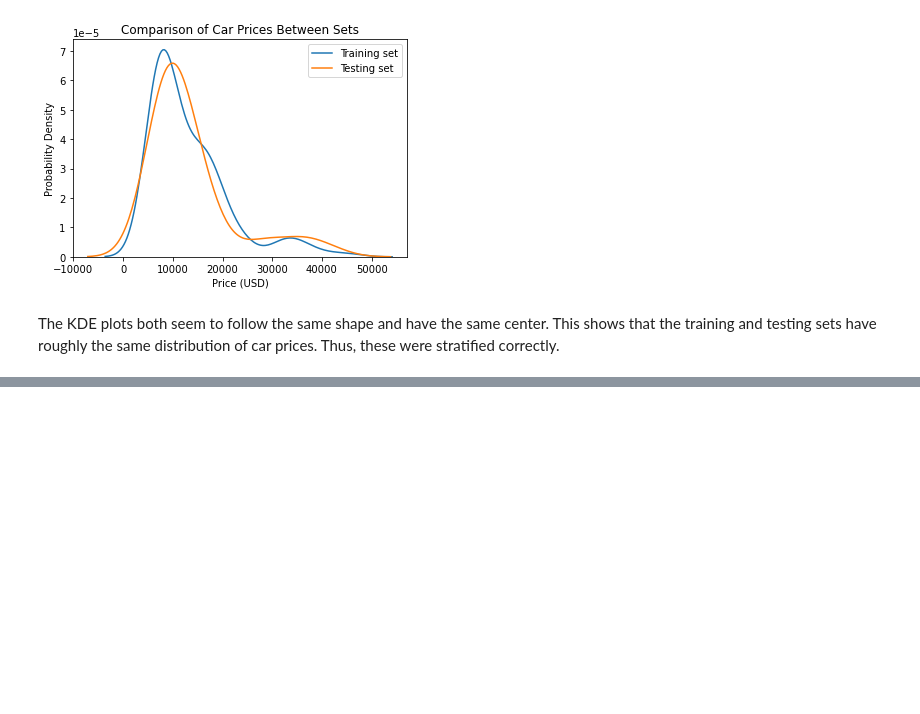
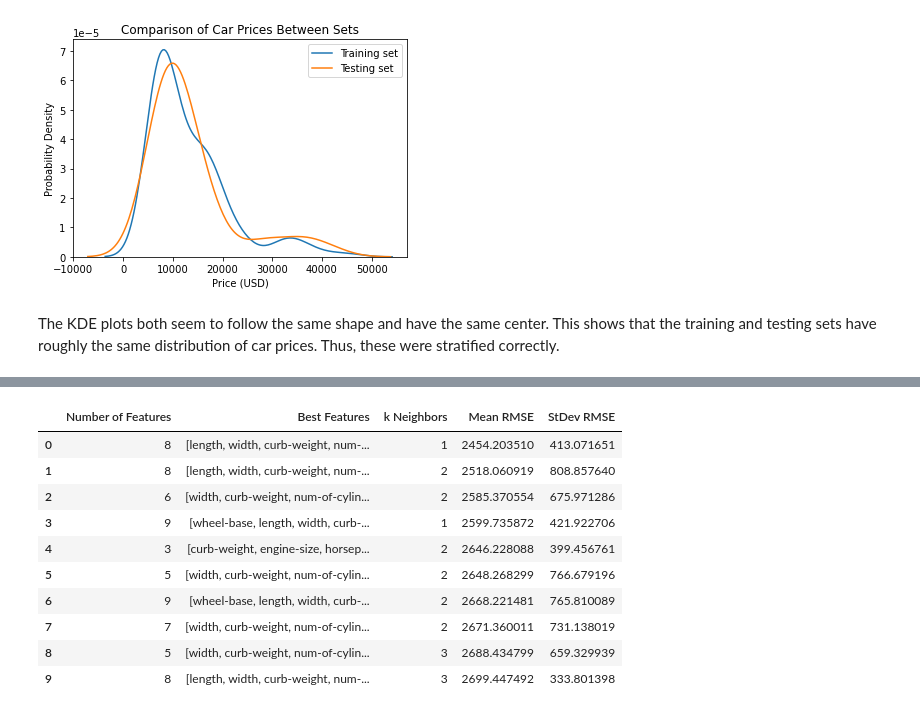
Before and after one commit to MiguelAHG/mahg-data-science, a Jupyter notebook: _notebooks/2021-12-20-Predicting-Car-Prices-K-Nearest-Neighbors.ipynb, the cells around one changed output, grey strips where cells are left out. Saved outputs shown, nothing was run; the diff lists cells and outputs as text; code cells hidden in the pictures; blank space fills up the shorter version.

```diff
--- a/_notebooks/2021-12-20-Predicting-Car-Prices-K-Nearest-Neighbors.ipynb
+++ b/_notebooks/2021-12-20-Predicting-Car-Prices-K-Nearest-Neighbors.ipynb
@@ -306,7 +311,7 @@ fdt = cars_df[all_feature_cols].dtypes
 all_numeric_features = fdt.index[fdt != "object"]
 
 # Standardize
-cars_df[all_numeric_features] = cars_df[all_numeric_features].apply(stats.zscore, axis = 0)
+cars_df[all_numeric_features] = cars_df[all_numeric_features].apply(zscore, axis = 0)
 
 cars_df[all_numeric_features].head()
 # %% [output]
@@ -442,11 +492,0 @@ A hyperparameter is a value that influences the behavior of a model and has no r
-# %%
-from sklearn.feature_selection import f_regression, SelectKBest
-
-skb = SelectKBest(score_func = f_regression, k=2)
-
-X = cars_df[all_numeric_features]
-y = cars_df["price"]
-X_new = skb.fit_transform(X, y)
-
-skb.feature_names_in_
-skb.get_feature_names_out()
@@ -483,0 +594,80 @@ mean_rmse
+# %%
+#collapse-hide
+n_feature_list = list(range(1, 11))
+
+result_lst = []
+
+for n_features in n_feature_list:
+
+    # Univariate feature selection
+    skb = SelectKBest(
+        score_func = f_regression,
+        k = n_features,
+    )
+
+    X = cars_df[all_numeric_features]
+    y = cars_df["price"]
+
+    X_new = skb.fit_transform(X, y)
+
+    # List of "best" features
+    best_features = list(skb.get_feature_names_out())
+
+    k_values = list(range(1, 21))
+
+    for k in k_values:
+
+        # 5-fold cross validation
+
+        knn = KNeighborsRegressor(
+            # Use a different k value each time
+            n_neighbors = k,
+            algorithm = "auto",
+        )
+
+        kf = KFold(
+            n_splits = 5,
+            shuffle = True,
+            random_state = 1,
+        )
+
+        mses = cross_val_score(
+            estimator = knn,
+            # Use selected "best" features
+            X = X_new,
+            y = y,
+            scoring = "neg_mean_squared_error",
+            cv = kf,
+        )
+
+        # Get mean RMSE
+        mses = pd.Series(mses)
+        rmses = mses.abs().pow(1/2)
+        mean_rmse = rmses.mean()
+        # Sample standard deviation with Bessel's correction
+        std_rmse = rmses.std(ddof = 1)
+
+        new_row = (n_features, best_features, k, mean_rmse, std_rmse)
+        result_lst.append(new_row)
+
+result_df = pd.DataFrame(result_lst)
+result_df.columns = ["Number of Features", "Best Features", "k Neighbors", "Mean RMSE", "StDev RMSE"]
+
+result_df = (
+    result_df
+    .sort_values(["Mean RMSE", "StDev RMSE"], ascending = True)
+    .reset_index(drop = True)
+)
+result_df.head(10)
+# %% [output]
+|  | Number of Features | Best Features | k Neighbors | Mean RMSE | StDev RMSE |
+| 0 | 8 | [length, width, curb-weight, num-... | 1 | 2454.203510 | 413.071651 |
+| 1 | 8 | [length, width, curb-weight, num-... | 2 | 2518.060919 | 808.857640 |
+| 2 | 6 | [width, curb-weight, num-of-cylin... | 2 | 2585.370554 | 675.971286 |
+| 3 | 9 | [wheel-base, length, width, curb-... | 1 | 2599.735872 | 421.922706 |
+| 4 | 3 | [curb-weight, engine-size, horsep... | 2 | 2646.228088 | 399.456761 |
+| 5 | 5 | [width, curb-weight, num-of-cylin... | 2 | 2648.268299 | 766.679196 |
+| 6 | 9 | [wheel-base, length, width, curb-... | 2 | 2668.221481 | 765.810089 |
+| 7 | 7 | [width, curb-weight, num-of-cylin... | 2 | 2671.360011 | 731.138019 |
+| 8 | 5 | [width, curb-weight, num-of-cylin... | 3 | 2688.434799 | 659.329939 |
+| 9 | 8 | [length, width, curb-weight, num-... | 3 | 2699.447492 | 333.801398 |
```
Also changed, not shown: parts of 31 cells of this notebook.
